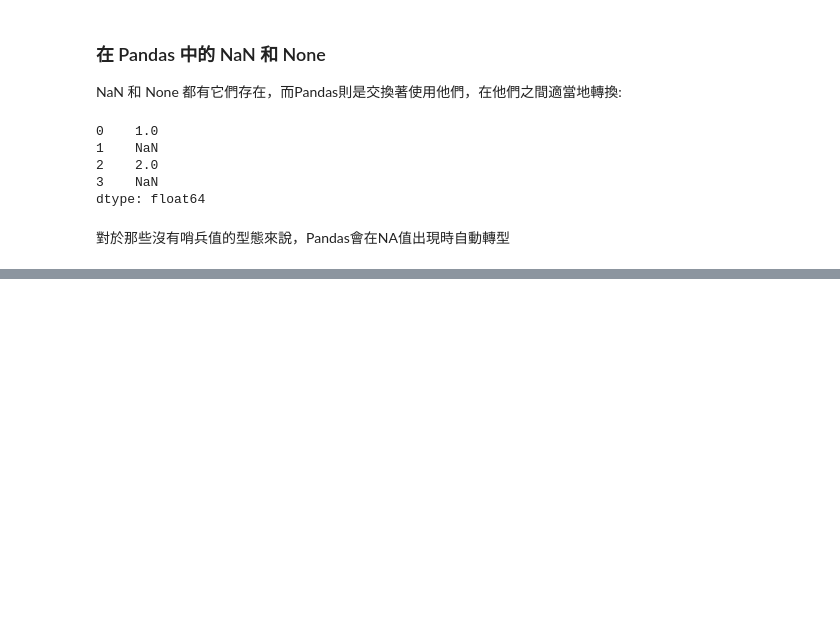
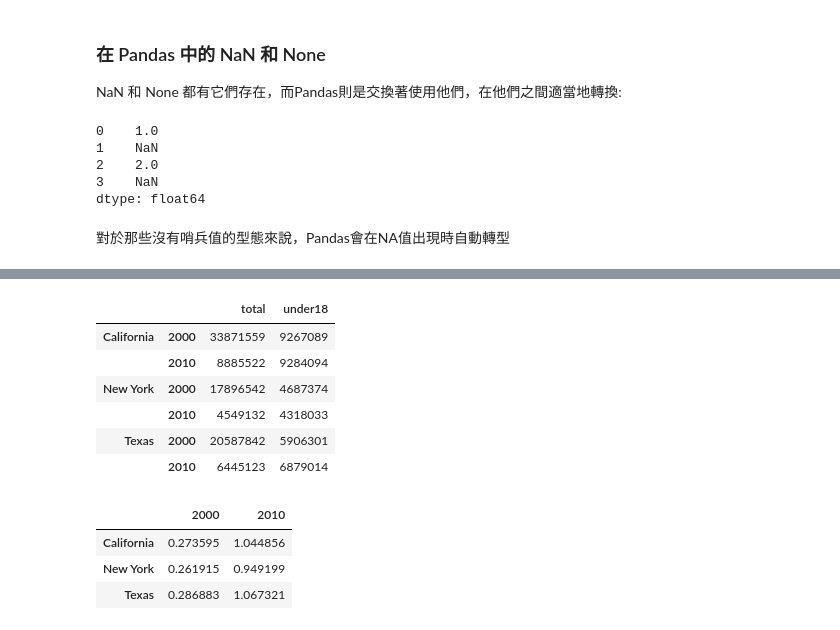
Before and after one commit to yoyoisaboy/Python-, a Jupyter notebook: Lession2_Pandas/2-4_處理缺失資料.ipynb, the cells around one changed output, grey strips where cells are left out. Saved outputs shown, nothing was run; the diff lists cells and outputs as text; code cells hidden in the pictures; blank space fills up the shorter version.

```diff
--- a/Lession2_Pandas/2-4_處理缺失資料.ipynb
+++ b/Lession2_Pandas/2-4_處理缺失資料.ipynb
@@ -62,0 +216,10 @@ dtype: float64
+# %%
+# 2個不同年度的州資料
+index = [('California',2000),('California',2010),
+         ('New York',2000),('New York',2010),
+         ('Texas',2000),('Texas',2010)]
+population = [33871559,8885522,
+              17896542,4549132,
+              20587842,6445123]
+pop = pd.Series(population,index=index)
+pop
@@ -62,0 +254,3 @@ dtype: float64
+# %%
+index = pd.MultiIndex.from_tuples(index)
+index
@@ -62,0 +265,4 @@ dtype: float64
+# %%
+# 第一欄空白處表示跟上方相同
+pop = pop.reindex(index)
+pop
@@ -62,0 +306,23 @@ dtype: float64
+# %%
+# 加欄位
+pop_df = pd.DataFrame({'total':pop,
+                       'under18':[9267089,9284094,
+                                  4687374,4318033,
+                                  5906301,6879014]})
+pop_df
+# %% [output]
+|  |  | total | under18 |
+| California | 2000 | 33871559 | 9267089 |
+|  | 2010 | 8885522 | 9284094 |
+| New York | 2000 | 17896542 | 4687374 |
+|  | 2010 | 4549132 | 4318033 |
+| Texas | 2000 | 20587842 | 5906301 |
+|  | 2010 | 6445123 | 6879014 |
+# %%
+f_u18 = pop_df['under18'] / pop_df['total']
+f_u18.unstack()
+# %% [output]
+|  | 2000 | 2010 |
+| California | 0.273595 | 1.044856 |
+| New York | 0.261915 | 0.949199 |
+| Texas | 0.286883 | 1.067321 |
```
Also changed, not shown: parts of 62 cells of this notebook.
